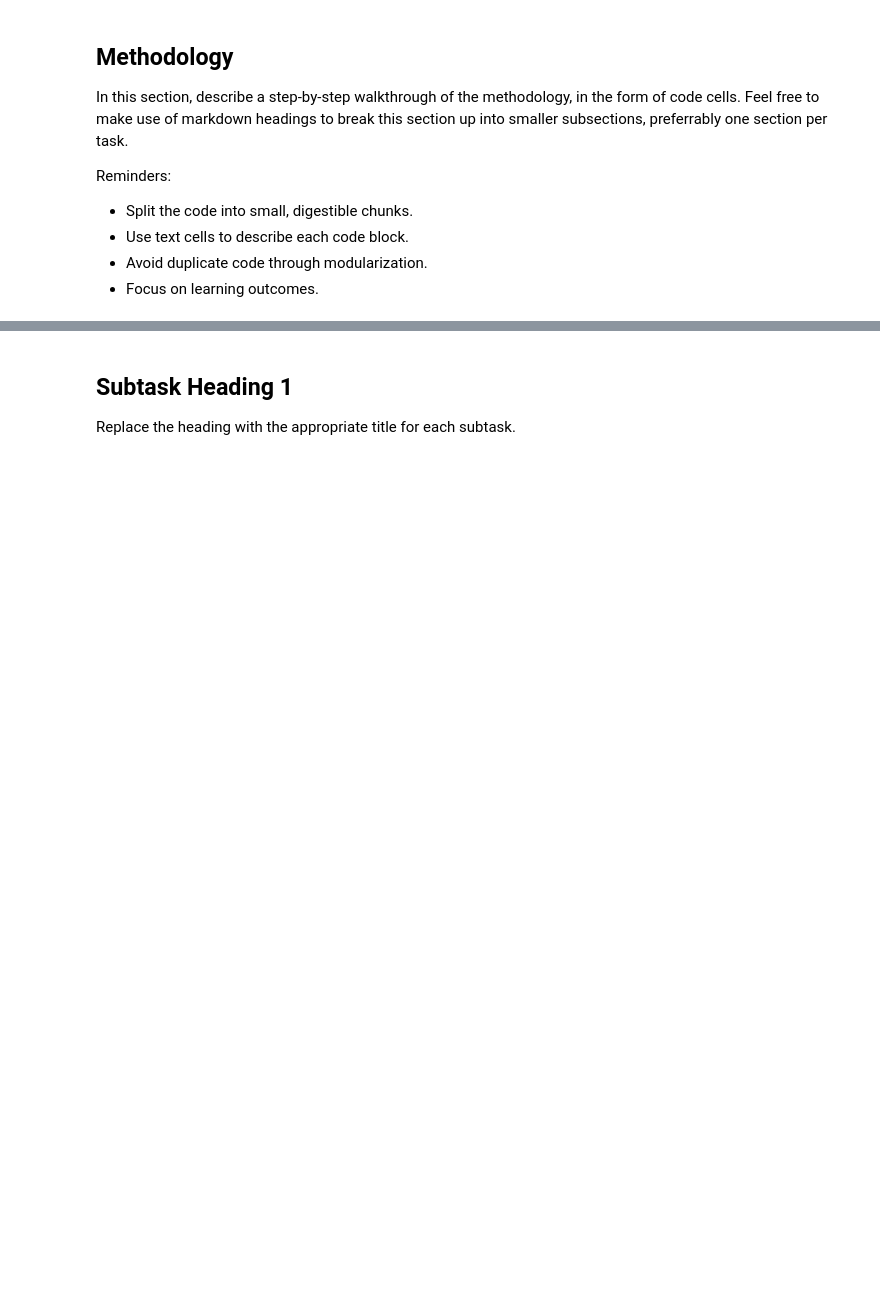
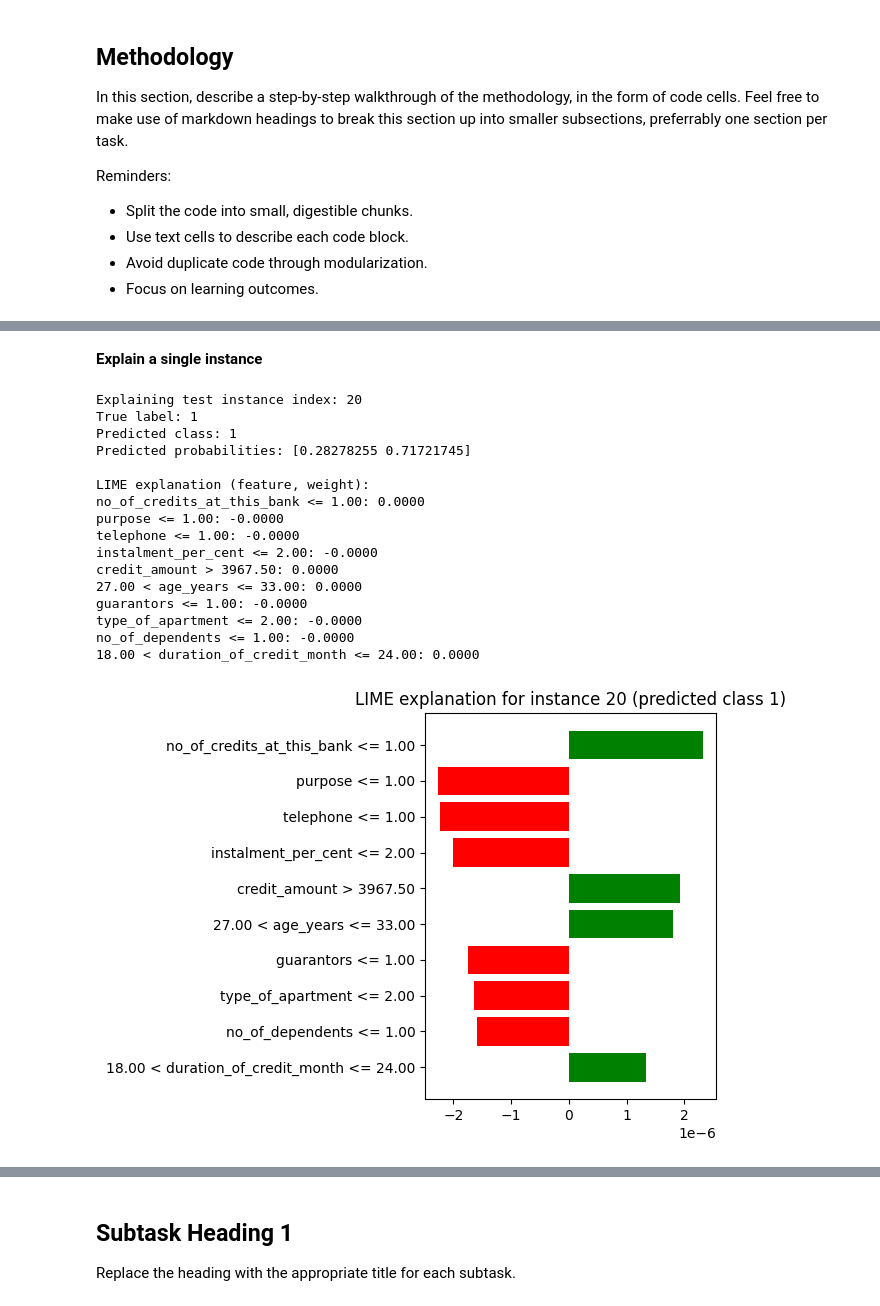
Before and after one commit to hertie-data-science-lab/tutorial-new-grp4, a Jupyter notebook: DEEPL_Tutorial_xAI.ipynb, the cells around one changed output, grey strips where cells are left out. Cells and saved outputs as stored; diff of their text form; code cells hidden in the pictures; blank space fills up the shorter version.

```diff
--- a/DEEPL_Tutorial_xAI.ipynb
+++ b/DEEPL_Tutorial_xAI.ipynb
@@ -528,0 +601,65 @@ Reminders:
+# %%
+# Create explainer
+
+explainer = LimeTabularExplainer(
+    training_data=X_train.values,
+    feature_names=feature_names,
+    class_names=class_names,
+    mode="classification"
+)
+# %% [markdown]
+**Explain a single instance**
+# %%
+# choose an index in the test set
+idx = 20  # you can change this to inspect different individuals
+
+instance = X_test.iloc[idx].values
+true_label = y_test.iloc[idx]
+
+print(f"Explaining test instance index: {idx}")
+print("True label:", true_label)
+
+# model prediction and probability
+probs = predict_proba_lime(instance.reshape(1, -1))[0]
+pred_class_idx = np.argmax(probs)
+pred_class = unique_classes[pred_class_idx]
+
+print("Predicted class:", pred_class)
+print("Predicted probabilities:", probs)
+
+# LIME explanation
+exp = explainer.explain_instance(
+    data_row=instance,
+    predict_fn=predict_proba_lime,
+    num_features=10,    # top 10 features in the explanation
+    top_labels=1        # only the predicted class
+)
+
+# text view
+print("\nLIME explanation (feature, weight):")
+for feature, weight in exp.as_list(label=pred_class_idx):
+    print(f"{feature}: {weight:.4f}")
+
+# plot view
+fig = exp.as_pyplot_figure(label=pred_class_idx)
+plt.title(f"LIME explanation for instance {idx} (predicted class {pred_class})")
+plt.tight_layout()
+plt.show()
+# %% [output]
+Explaining test instance index: 20
+True label: 1
+Predicted class: 1
+Predicted probabilities: [0.28278255 0.71721745]
+
+LIME explanation (feature, weight):
+no_of_credits_at_this_bank <= 1.00: 0.0000
+purpose <= 1.00: -0.0000
+telephone <= 1.00: -0.0000
+instalment_per_cent <= 2.00: -0.0000
+credit_amount > 3967.50: 0.0000
+27.00 < age_years <= 33.00: 0.0000
+guarantors <= 1.00: -0.0000
+type_of_apartment <= 2.00: -0.0000
+no_of_dependents <= 1.00: -0.0000
+18.00 < duration_of_credit_month <= 24.00: 0.0000
+[figure, added]
```
Also changed, not shown: parts of 18 cells of this notebook.
